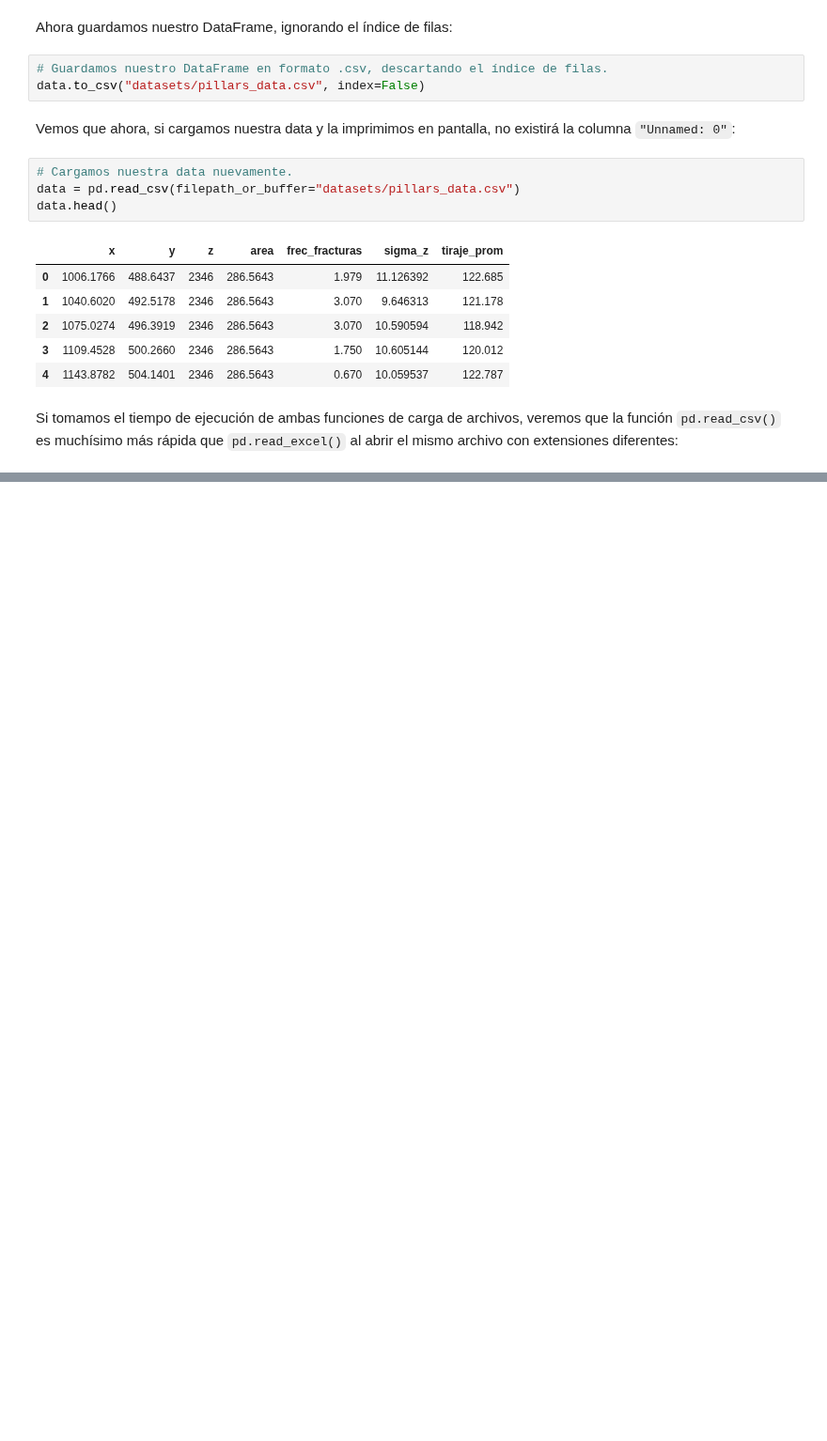
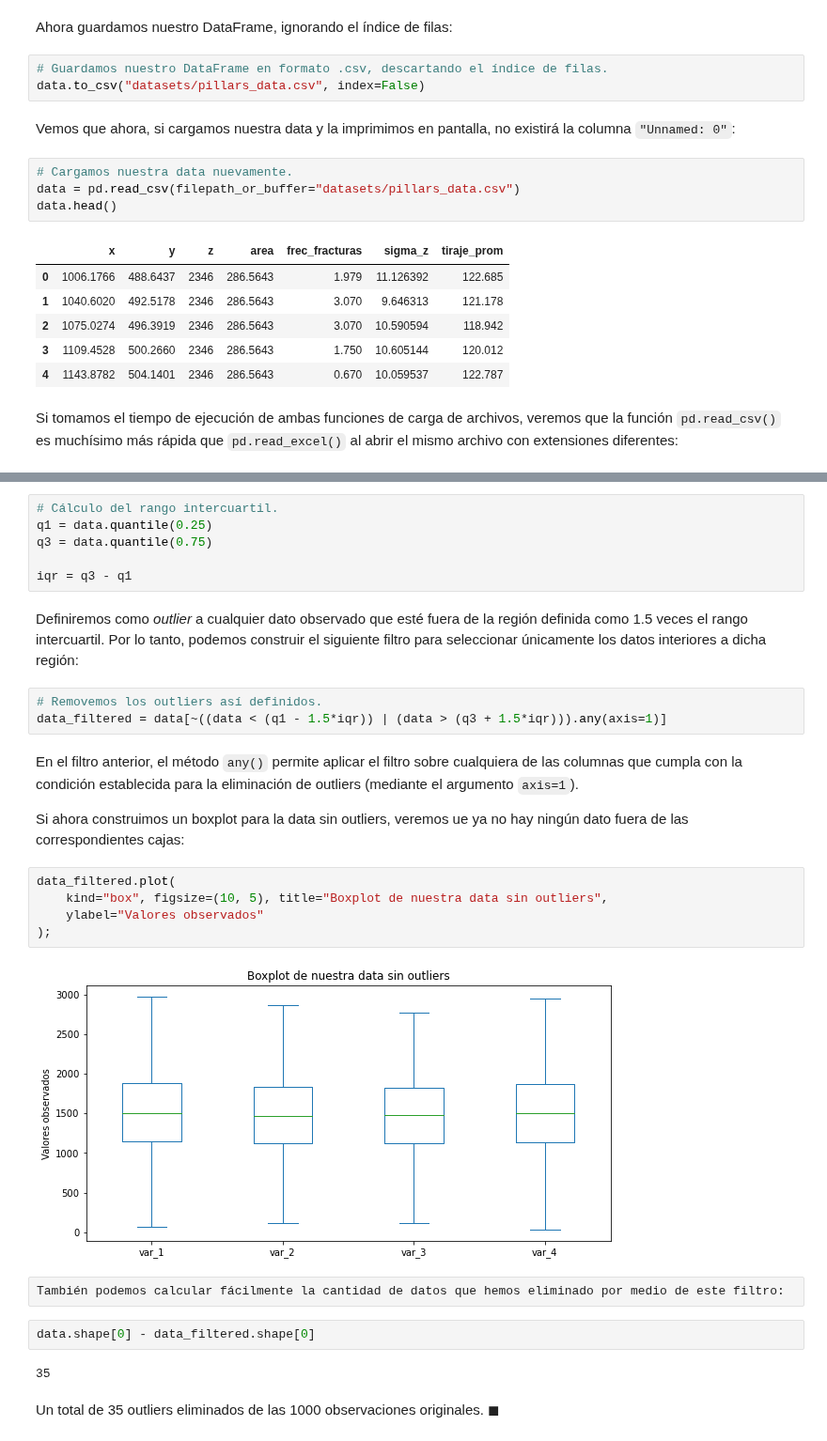
Before and after one commit to rquezadac/udd_data_analytics_lectures, a Jupyter notebook: seccion_02_pandas/clase_2_2.ipynb, the cells around one changed output, grey strips where cells are left out. Shown at 94% size. Saved outputs shown, nothing was run; the diff lists cells and outputs as text; blank space fills up the shorter version.

```diff
--- a/seccion_02_pandas/clase_2_2.ipynb
+++ b/seccion_02_pandas/clase_2_2.ipynb
@@ -105,0 +906,30 @@ Los ejes que definen la geometría de un arreglo se ilustran en el siguiente blo
+# %%
+# Cálculo del rango intercuartil.
+q1 = data.quantile(0.25)
+q3 = data.quantile(0.75)
+
+iqr = q3 - q1
+# %% [markdown]
+Definiremos como *outlier* a cualquier dato observado que esté fuera de la región definida como 1.5 veces el rango intercuartil. Por lo tanto, podemos construir el siguiente filtro para seleccionar únicamente los datos interiores a dicha región:
+# %%
+# Removemos los outliers así definidos.
+data_filtered = data[~((data < (q1 - 1.5*iqr)) | (data > (q3 + 1.5*iqr))).any(axis=1)]
+# %% [markdown]
+En el filtro anterior, el método `any()` permite aplicar el filtro sobre cualquiera de las columnas que cumpla con la condición establecida para la eliminación de outliers (mediante el argumento `axis=1`).
+
+Si ahora construimos un boxplot para la data sin outliers, veremos ue ya no hay ningún dato fuera de las correspondientes cajas:
+# %%
+data_filtered.plot(
+    kind="box", figsize=(10, 5), title="Boxplot de nuestra data sin outliers",
+    ylabel="Valores observados"
+);
+# %% [output]
+[figure, added]
+# %%
+También podemos calcular fácilmente la cantidad de datos que hemos eliminado por medio de este filtro:
+# %%
+data.shape[0] - data_filtered.shape[0]
+# %% [output]
+35
+# %% [markdown]
+Un total de 35 outliers eliminados de las 1000 observaciones originales. ◼︎
```
Also changed, not shown: parts of 117 cells of this notebook.
